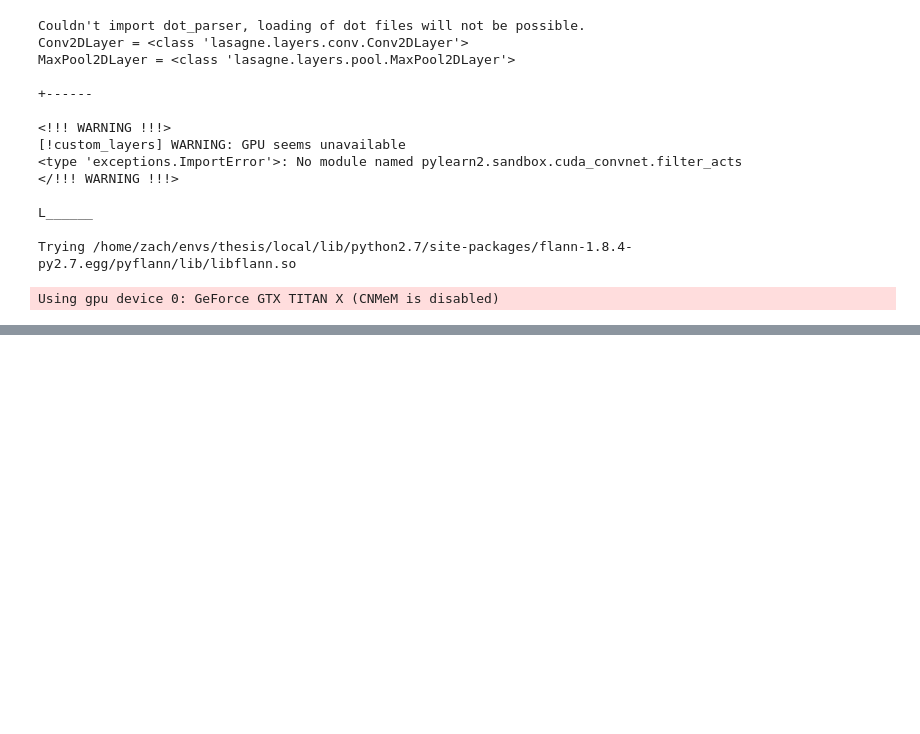
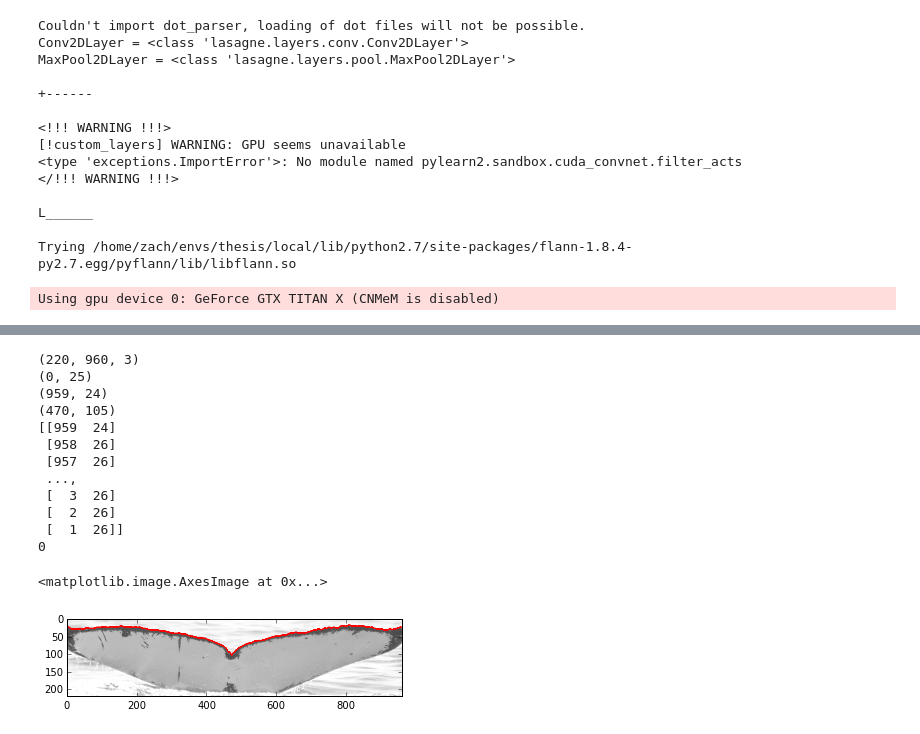
Before and after one commit to zmjjmz/thesiswork, a Jupyter notebook: edge_extract/Flukebook Dataset.ipynb, the cells around one changed output, grey strips where cells are left out. Drawn from its saved outputs; the diff is of its cells as text; code cells hidden in the pictures; blank space fills up the shorter version.

```diff
--- a/edge_extract/Flukebook Dataset.ipynb
+++ b/edge_extract/Flukebook Dataset.ipynb
@@ -229,6 +218,10 @@ def resize_x(new_x, img):
     new_y = int(new_x / ratio)
     return cv2.resize(img, (new_x, new_y), cv2.INTER_LANCZOS4)
 
+def crop_image(img, left, right):
+    # assume left / right are x, y
+    return img[:,left[0]:right[0],:]
+
 def resize_point(new_shape, old_shape, point):
     # assume point is x, y
     scale_x = new_shape[1] / old_shape[1]
@@ -236,6 +229,59 @@ def resize_point(new_shape, old_shape, point):
 
     new_pt =  (int(point[0]*scale_x), int(point[1]*scale_y))
     return new_pt
+
+def process_img_points(img, left, right, notch):
+    # assume left, right, notch are in x, y tuple format
+    # first let's crop the image so that we center horizontally on the trailing edge
+    cropped_img = crop_image(img, left, right)
+    # adjust the points accordingly
+    offset = left[0]
+    left = (left[0] - (offset), left[1])
+    right = (right[0] - (offset+1), right[1]) # to avoid the right point causing an index error
+    notch = (notch[0] - offset, notch[1])
+
+    # then let's resize to a fixed width (say, 960), preserving the aspect ratio
+    resized_img = resize_x(960, cropped_img)
+    left = resize_point(resized_img.shape, cropped_img.shape, left)
+    right = resize_point(resized_img.shape, cropped_img.shape, right)
+    notch = resize_point(resized_img.shape, cropped_img.shape, notch)
+
+    return resized_img, left, right, notch
+
+xyconvert = lambda pt: (pt['x'], pt['y'])
+# %%
+import random
+test_curv = random.choice(fb_curvatures)
+test_img = cv2.imread(join(imgs_dir, test_curv['fn']))
+resized_img, left, right, notch = process_img_points(test_img,
+                                                     *[xyconvert(test_curv['points'][i])
+                                                       for i in ['left','right','notch']])
+print(resized_img.shape)
+print(left)
+print(right)
+print(notch)
+
+path, cost = find_trailing_edge_cpp(resized_img, left, right, notch, n_neighbors=5)
+print(path)
+print(cost)
+for pt in path:
+    cv2.circle(resized_img, tuple(pt), 2, (255,0,0), thickness=-1)
+plt.imshow(resized_img)
+# %% [output]
+(220, 960, 3)
+(0, 25)
+(959, 24)
+(470, 105)
+[[959  24]
+ [958  26]
+ [957  26]
+ ...,
+ [  3  26]
+ [  2  26]
+ [  1  26]]
+0
+<matplotlib.image.AxesImage at 0x...>
+[figure, added]
 # %%
 troubled_imgs = []
 
```
Also changed, not shown: parts of 13 cells of this notebook, 3 other files.
